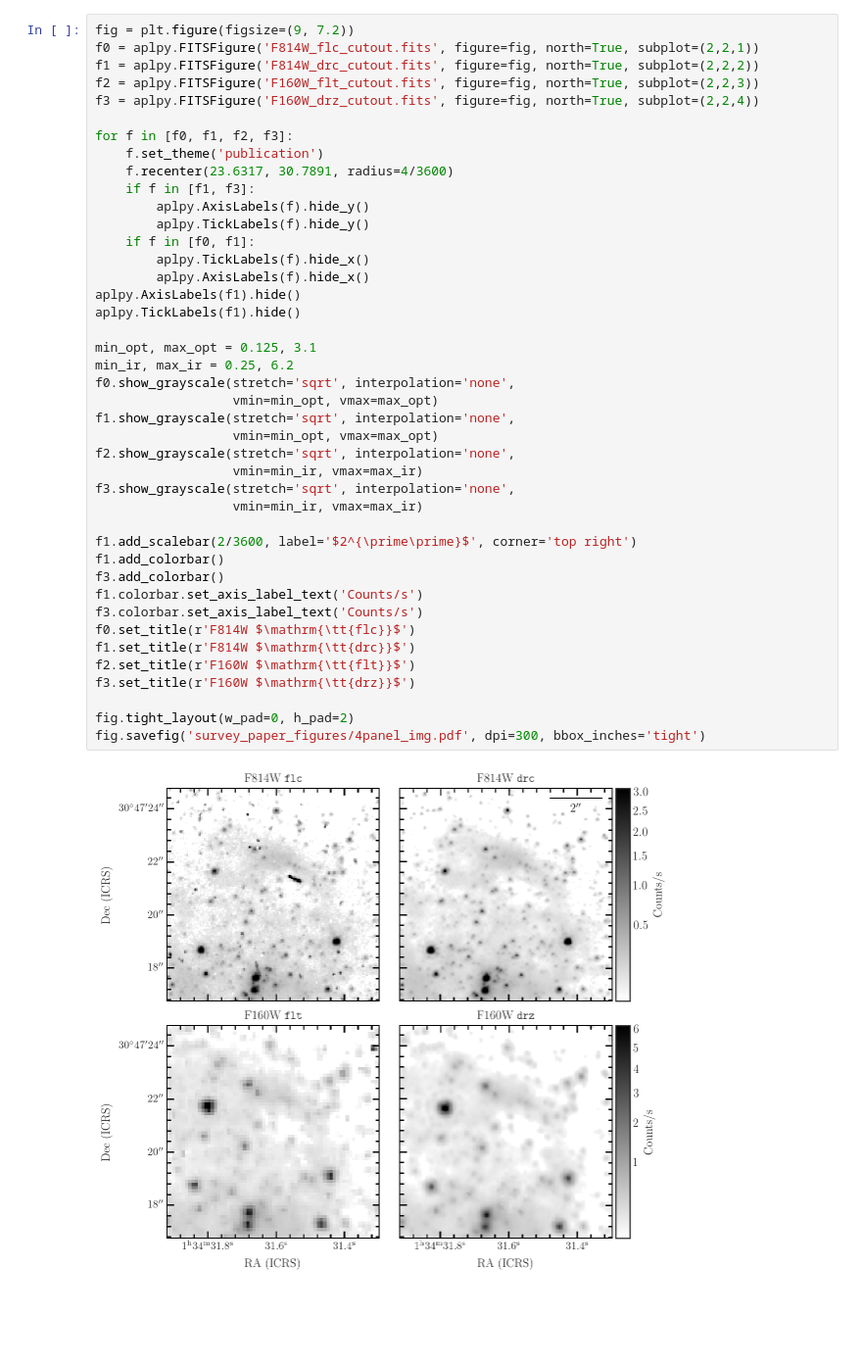
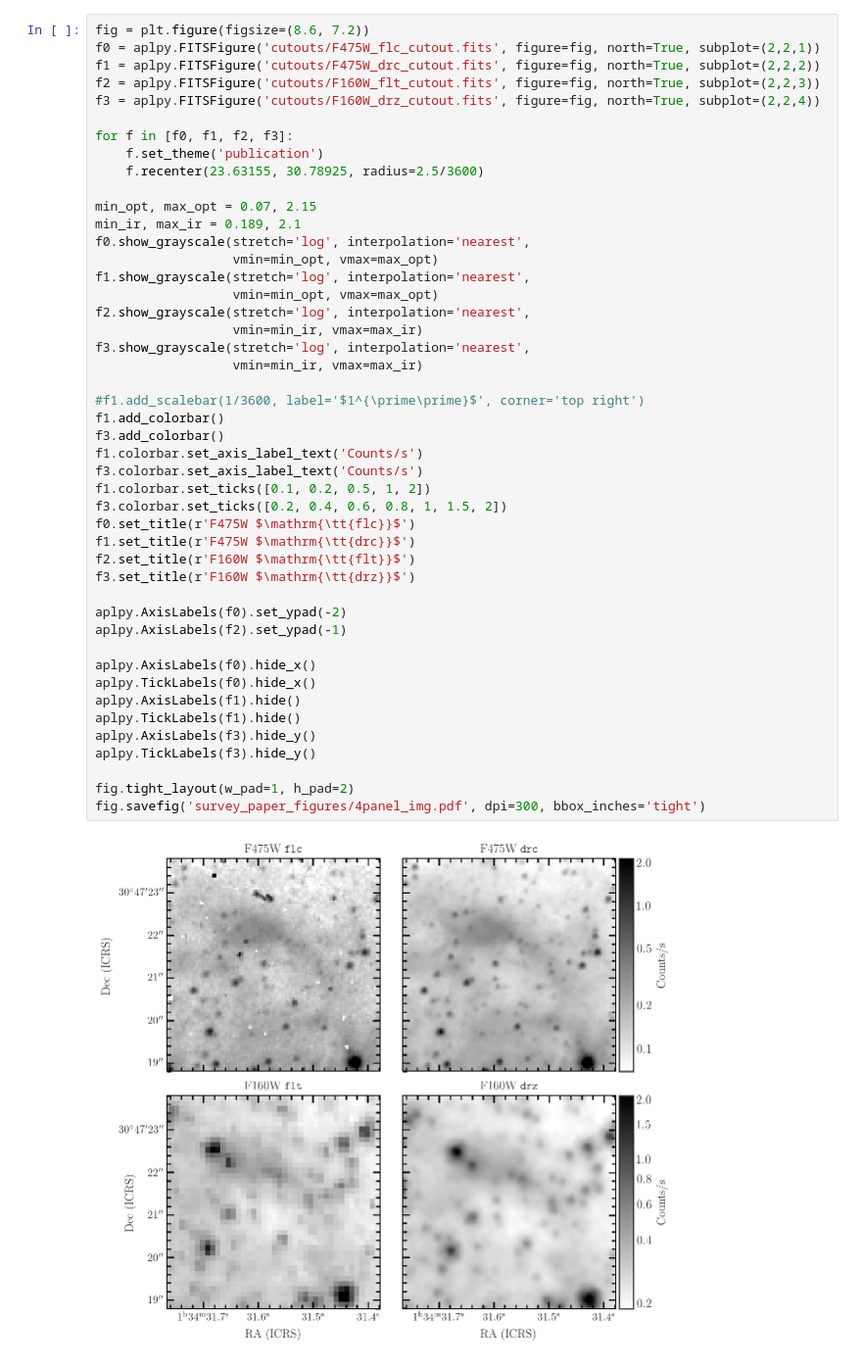
Before and after one commit to meredith-durbin/m33_survey_plots, a Jupyter notebook: APLpy plots.ipynb, the cells around one changed output. Shown at 98% size. Saved outputs shown, nothing was run; the diff lists cells and outputs as text; blank space fills up the shorter version.

```diff
--- a/APLpy plots.ipynb
+++ b/APLpy plots.ipynb
@@ -33,46 +27,50 @@ pal = sns.color_palette('colorblind')
 dark = sns.color_palette('dark')
 sns.set_palette(pal)
 # %%
-fig = plt.figure(figsize=(9, 7.2))
-f0 = aplpy.FITSFigure('F814W_flc_cutout.fits', figure=fig, north=True, subplot=(2,2,1))
-f1 = aplpy.FITSFigure('F814W_drc_cutout.fits', figure=fig, north=True, subplot=(2,2,2))
-f2 = aplpy.FITSFigure('F160W_flt_cutout.fits', figure=fig, north=True, subplot=(2,2,3))
-f3 = aplpy.FITSFigure('F160W_drz_cutout.fits', figure=fig, north=True, subplot=(2,2,4))
+fig = plt.figure(figsize=(8.6, 7.2))
+f0 = aplpy.FITSFigure('cutouts/F475W_flc_cutout.fits', figure=fig, north=True, subplot=(2,2,1))
+f1 = aplpy.FITSFigure('cutouts/F475W_drc_cutout.fits', figure=fig, north=True, subplot=(2,2,2))
+f2 = aplpy.FITSFigure('cutouts/F160W_flt_cutout.fits', figure=fig, north=True, subplot=(2,2,3))
+f3 = aplpy.FITSFigure('cutouts/F160W_drz_cutout.fits', figure=fig, north=True, subplot=(2,2,4))
 
 for f in [f0, f1, f2, f3]:
     f.set_theme('publication')
-    f.recenter(23.6317, 30.7891, radius=4/3600)
-    if f in [f1, f3]:
-        aplpy.AxisLabels(f).hide_y()
-        aplpy.TickLabels(f).hide_y()
-    if f in [f0, f1]:
-        aplpy.TickLabels(f).hide_x()
-        aplpy.AxisLabels(f).hide_x()
-aplpy.AxisLabels(f1).hide()
-aplpy.TickLabels(f1).hide()
+    f.recenter(23.63155, 30.78925, radius=2.5/3600)
 
-min_opt, max_opt = 0.125, 3.1
-min_ir, max_ir = 0.25, 6.2
-f0.show_grayscale(stretch='sqrt', interpolation='none',
+min_opt, max_opt = 0.07, 2.15
+min_ir, max_ir = 0.189, 2.1
+f0.show_grayscale(stretch='log', interpolation='nearest',
                   vmin=min_opt, vmax=max_opt)
-f1.show_grayscale(stretch='sqrt', interpolation='none',
+f1.show_grayscale(stretch='log', interpolation='nearest',
                   vmin=min_opt, vmax=max_opt)
-f2.show_grayscale(stretch='sqrt', interpolation='none',
+f2.show_grayscale(stretch='log', interpolation='nearest',
                   vmin=min_ir, vmax=max_ir)
-f3.show_grayscale(stretch='sqrt', interpolation='none',
+f3.show_grayscale(stretch='log', interpolation='nearest',
                   vmin=min_ir, vmax=max_ir)
 
-f1.add_scalebar(2/3600, label='$2^{\prime\prime}$', corner='top right')
+#f1.add_scalebar(1/3600, label='$1^{\prime\prime}$', corner='top right')
 f1.add_colorbar()
 f3.add_colorbar()
 f1.colorbar.set_axis_label_text('Counts/s')
 f3.colorbar.set_axis_label_text('Counts/s')
-f0.set_title(r'F814W $\mathrm{\tt{flc}}$')
-f1.set_title(r'F814W $\mathrm{\tt{drc}}$')
+f1.colorbar.set_ticks([0.1, 0.2, 0.5, 1, 2])
+f3.colorbar.set_ticks([0.2, 0.4, 0.6, 0.8, 1, 1.5, 2])
+f0.set_title(r'F475W $\mathrm{\tt{flc}}$')
+f1.set_title(r'F475W $\mathrm{\tt{drc}}$')
 f2.set_title(r'F160W $\mathrm{\tt{flt}}$')
 f3.set_title(r'F160W $\mathrm{\tt{drz}}$')
 
-fig.tight_layout(w_pad=0, h_pad=2)
+aplpy.AxisLabels(f0).set_ypad(-2)
+aplpy.AxisLabels(f2).set_ypad(-1)
+
+aplpy.AxisLabels(f0).hide_x()
+aplpy.TickLabels(f0).hide_x()
+aplpy.AxisLabels(f1).hide()
+aplpy.TickLabels(f1).hide()
+aplpy.AxisLabels(f3).hide_y()
+aplpy.TickLabels(f3).hide_y()
+
+fig.tight_layout(w_pad=1, h_pad=2)
 fig.savefig('survey_paper_figures/4panel_img.pdf', dpi=300, bbox_inches='tight')
 # %% [output]
-[figure, old version]
+[figure, new version]
```
Also changed, not shown: parts of 1 cell of this notebook, 20 other files.
